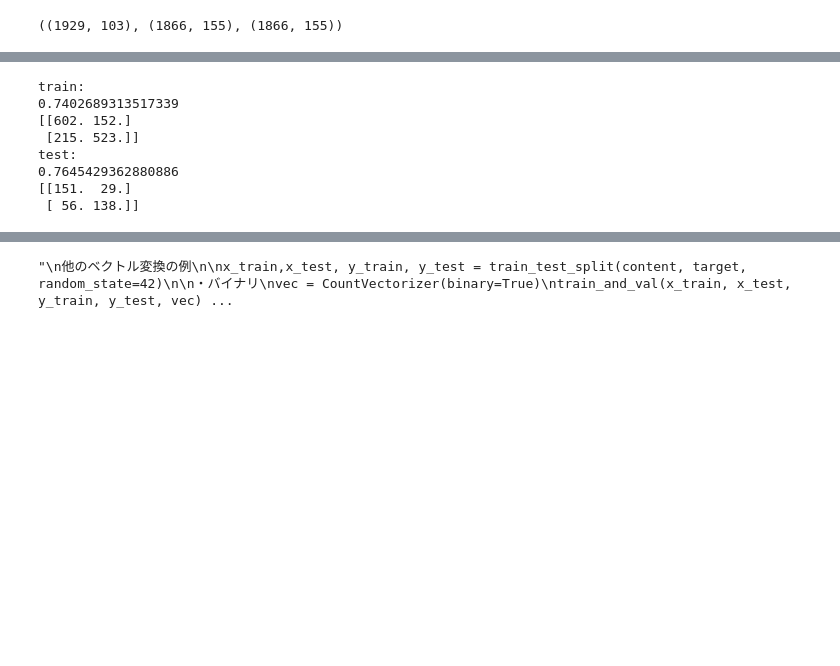
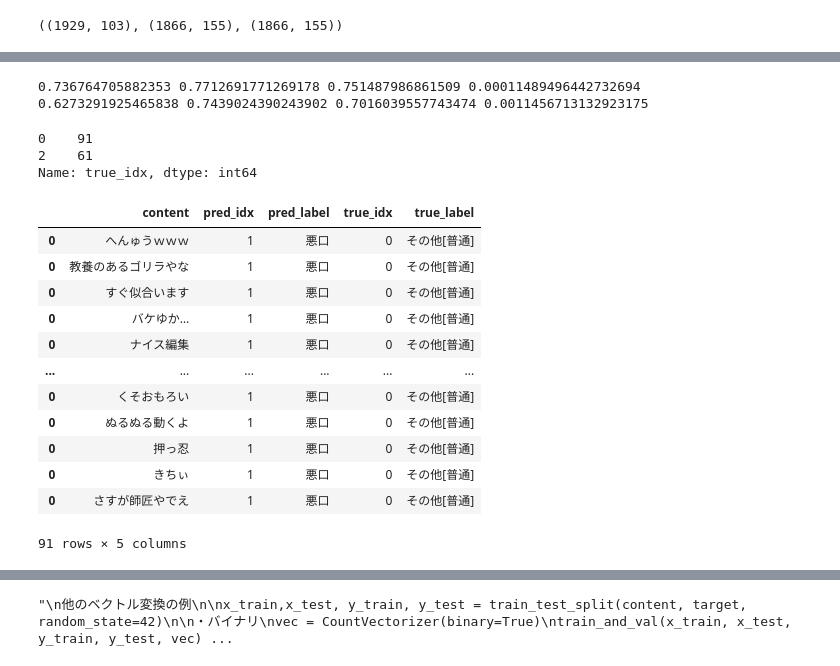
Before and after one commit to N-Eiki/proen, a Jupyter notebook: dev/Untitled.ipynb, the cells around one changed output, grey strips where cells are left out. Drawn from its saved outputs; the diff is of its cells as text; code cells hidden in the pictures; blank space fills up the shorter version.

Commit message:
0to9 random_state ensemble score

```diff
--- a/dev/Untitled.ipynb
+++ b/dev/Untitled.ipynb
@@ -487,4 +489,8 @@ for i in tqdm(range(len(df))):
 df1=create_mean_vector_data(newdf)
 df2=create_the_highest_cosine_sim_data(newdf)
 df3=create_mean_cosine_sim_data(newdf)
+# %%
+res1 = train_and_pred(df1,random_state=42,display=False)
+res2 = train_and_pred(df2,random_state=42,display=False)
+res3 = train_and_pred(df3,random_state=42,display=False)
 # %%
@@ -529,38 +535,42 @@ array([[118.,  62.],
 # res1 = train_and_pred(df1)
 # res1["miss_test_df"]
 # %%
-def ensemble(res1, res2, res3,threshold=0.5):
+def ensemble(res1, res2, res3,threshold=0.5,display=True):
     train_ensemble = pd.DataFrame(np.array([res1["pred_train_un"],res2["pred_train_un"],res2["pred_train_un"]]).sum(axis=0)/3,columns=["pred"])
     test_ensemble = pd.DataFrame(np.array([res1["pred_test_un"],res2["pred_test_un"],res2["pred_test_un"]]).sum(axis=0)/3,columns=["pred"])
     train_ensemble = train_ensemble.pred.apply(lambda x: 1 if x>threshold else 0)
     test_ensemble = test_ensemble.pred.apply(lambda x: 1 if x>threshold else 0)
     train_score = f1_score(res1['y_train'], train_ensemble)
     test_score = f1_score(res1['y_test'], test_ensemble)
-    print("train:")
-    print(train_score)
-    print(create_2x2_matrix(true_y=res1["y_train"], pred_y=train_ensemble))
-    print('test:')
-    print(test_score)
-    print(create_2x2_matrix(true_y=res1["y_test"], pred_y=test_ensemble))
 
-    miss_pred_tr = print_2x2_miss_pred(true_y=res1["y_train"], pred_y=train_ensemble, df=res1["x_train"])
-    miss_pred_te = print_2x2_miss_pred(true_y=res1["y_test"], pred_y=test_ensemble, df=res1["x_test"])
+    if display:
+        print("train:")
+        print(train_score)
+        print(create_2x2_matrix(true_y=res1["y_train"], pred_y=train_ensemble))
+        print('test:')
+        print(test_score)
+        print(create_2x2_matrix(true_y=res1["y_test"], pred_y=test_ensemble))
+
+    miss_pred_tr = print_2x2_miss_pred(true_y=res1["y_train_untreat"], pred_y=train_ensemble, df=res1["x_train"])
+    miss_pred_te = print_2x2_miss_pred(true_y=res1["y_test_untreat"], pred_y=test_ensemble, df=res1["x_test"])
 
     return {"train_score":train_score,
             "test_score":test_score,
             "pred_train":train_ensemble,
             "pred_test":test_ensemble,
-            "miss_train":miss_pred_tr,
-            "miss_test":miss_pred_te
+            "miss_train_df":miss_pred_tr,
+            "miss_test_df":miss_pred_te,
            }
 # %%
-res=ensemble(res1,res2,res3)
+res=ensemble(res1,res2,res3,display=False)
-# %% [output]
-train:
-0.7402689313517339
-[[602. 152.]
- [215. 523.]]
-test:
-0.7645429362880886
-[[151.  29.]
- [ 56. 138.]]
+# %%
+trains=[]
+tests =[]
+
+for i in tqdm(range(10)):
+    res1 = train_and_pred(df1,random_state=i,display=False)
+    res2 = train_and_pred(df2,random_state=i,display=False)
+    res3 = train_and_pred(df3,random_state=i,display=False)
+    res=ensemble(res1,res2,res3,display=False)
+    trains.append(res["train_score"])
+    tests.append(res["test_score"])
@@ -566,0 +580,26 @@ test:
+# %%
+print(trains.min(), trains.max(), trains.mean(),trains.var(ddof=-1))
+print(tests.min(), tests.max(), tests.mean(),tests.var(ddof=-1))
+# %% [output]
+0.736764705882353 0.7712691771269178 0.751487986861509 0.00011489496442732694
+0.6273291925465838 0.7439024390243902 0.7016039557743474 0.0011456713132923175
+# %%
+print(res["miss_train_df"][res["miss_train_df"].pred_idx=="1"].true_idx.value_counts())
+res["miss_train_df"][res["miss_train_df"].true_idx=="0"]
+# %% [output]
+0    91
+2    61
+Name: true_idx, dtype: int64
+|  | content | pred_idx | pred_label | true_idx | true_label |
+| 0 | へんゅうｗｗｗ | 1 | 悪口 | 0 | その他[普通] |
+| 0 | 教養のあるゴリラやな | 1 | 悪口 | 0 | その他[普通] |
+| 0 | すぐ似合います | 1 | 悪口 | 0 | その他[普通] |
+| 0 | バケゆか… | 1 | 悪口 | 0 | その他[普通] |
+| 0 | ナイス編集 | 1 | 悪口 | 0 | その他[普通] |
+| ... | ... | ... | ... | ... | ... |
+| 0 | くそおもろい | 1 | 悪口 | 0 | その他[普通] |
+| 0 | ぬるぬる動くよ | 1 | 悪口 | 0 | その他[普通] |
+| 0 | 押っ忍 | 1 | 悪口 | 0 | その他[普通] |
+| 0 | きちぃ | 1 | 悪口 | 0 | その他[普通] |
+| 0 | さすが師匠やでえ | 1 | 悪口 | 0 | その他[普通] |
+91 rows × 5 columns
```
Also changed, not shown: parts of 8 cells of this notebook.
